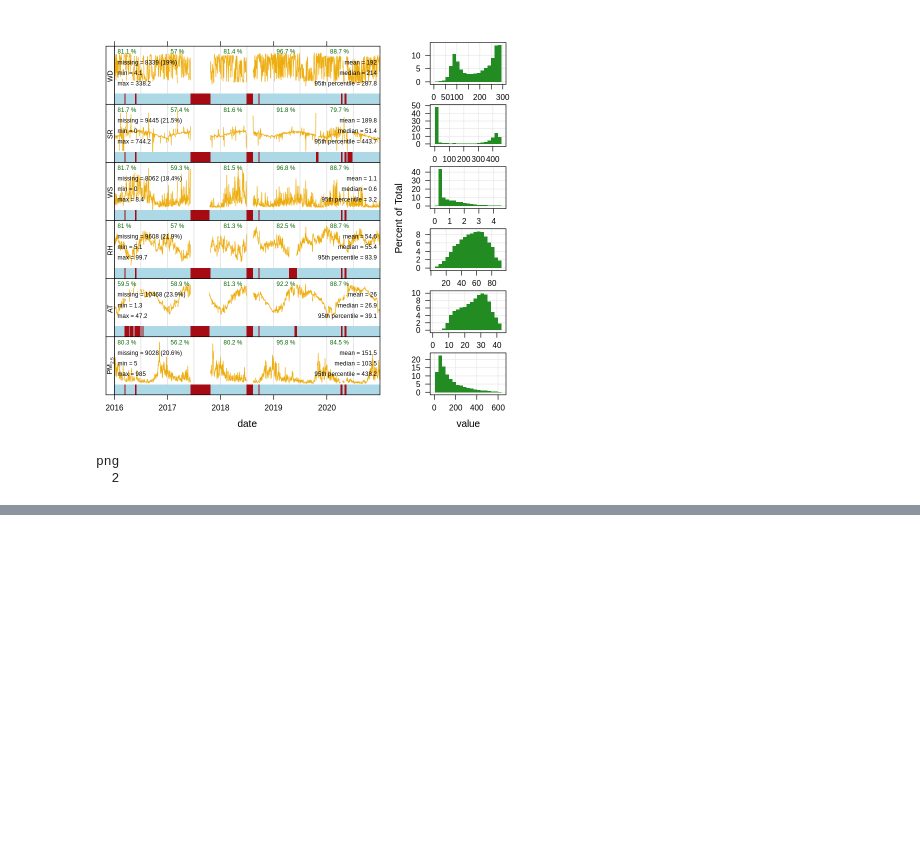
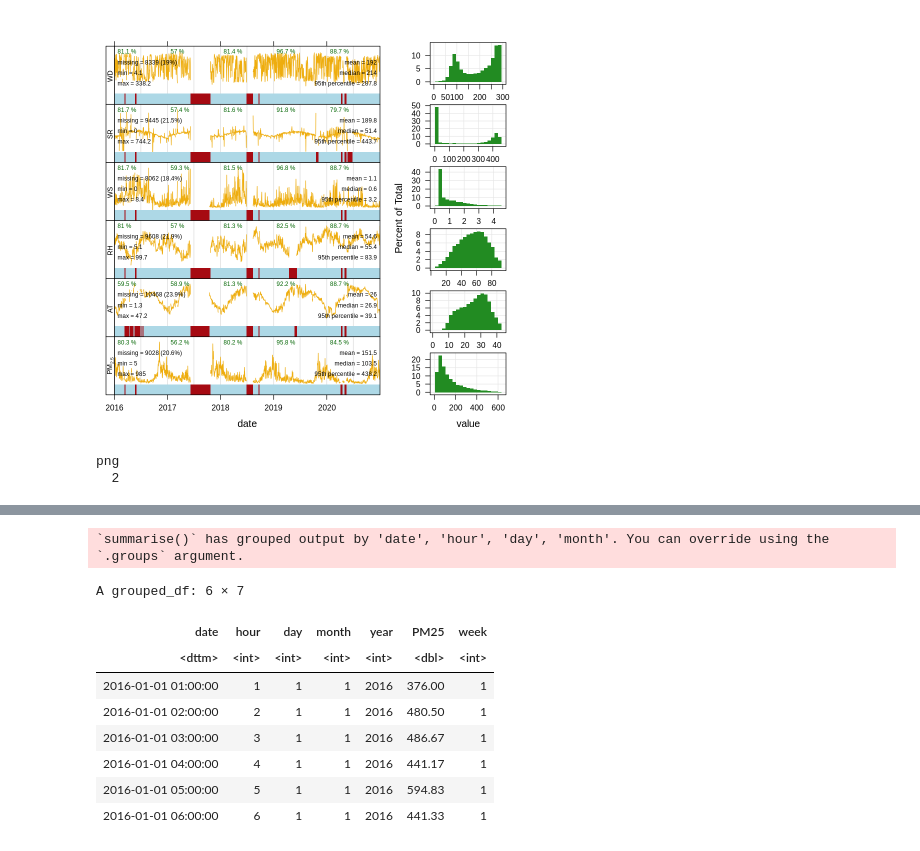
Before and after one commit to adeel1997/AQ_Forecasting, a Jupyter notebook: Data_Cleaning_Viz.ipynb, the cells around one changed output, grey strips where cells are left out. Drawn from its saved outputs; the diff is of its cells as text; code cells hidden in the pictures; blank space fills up the shorter version.

```diff
--- a/Data_Cleaning_Viz.ipynb
+++ b/Data_Cleaning_Viz.ipynb
@@ -45,3 +48,11 @@ dev.off()
 # %% [output]
 png
   2
+# %%
+## Data loading and cleaning  ##
+## Reading the excel file, starting with 12 line and giving NA as None value
+df <- read_xlsx('Data/Anand_Vihar_16_21.xlsx',skip = 12,na = "None")
+## converting date into proper date format and selecting the relevant variable needed
+df <- df %>% mutate(date = dmy_hm(`From Date`,tz="Asia/Kolkata"),PM25=`PM2.5`)%>%
+select(date,PM25,AT,RH,WS,SR,WD)
+head(df)
@@ -47,0 +123,32 @@ png
+# %%
+## Converting the data into daily time series
+hourly_df <- df %>%
+  select(date, PM25) %>% # to check the model for PM2.5 replace PM2.5 by PM2.5
+  # extract date features
+  mutate(
+    date = as.POSIXct(date, format = "%d-%m-%Y %H:%M"), #Date format
+    hour = hour(date),
+    day = day(date),
+    month = month(date),
+    year = year(date),
+    PM2.5 = ifelse(PM25 <10 | PM25 >999 ,NA,PM25)
+  ) %>%
+  # from hourly to daily
+  group_by(date,hour, day, month, year) %>% ## Convert hourly to daily
+  summarise(PM25 = mean(PM2.5, na.rm = TRUE)) %>%
+  mutate(week = week(date))
+
+## Putting NA if there are null values
+hourly_df$PM25[is.nan(hourly_df$PM25)] <- NA
+head(hourly_df)
+# %% [output]
+`summarise()` has grouped output by 'date', 'hour', 'day', 'month'. You can override using the `.groups` argument.
+A grouped_df: 6 × 7
+| date | hour | day | month | year | PM25 | week |
+| <dttm> | <int> | <int> | <int> | <int> | <dbl> | <int> |
+| 2016-01-01 01:00:00 | 1 | 1 | 1 | 2016 | 376.00 | 1 |
+| 2016-01-01 02:00:00 | 2 | 1 | 1 | 2016 | 480.50 | 1 |
+| 2016-01-01 03:00:00 | 3 | 1 | 1 | 2016 | 486.67 | 1 |
+| 2016-01-01 04:00:00 | 4 | 1 | 1 | 2016 | 441.17 | 1 |
+| 2016-01-01 05:00:00 | 5 | 1 | 1 | 2016 | 594.83 | 1 |
+| 2016-01-01 06:00:00 | 6 | 1 | 1 | 2016 | 441.33 | 1 |
```
Also changed, not shown: parts of 5 cells of this notebook, 7 other files.
